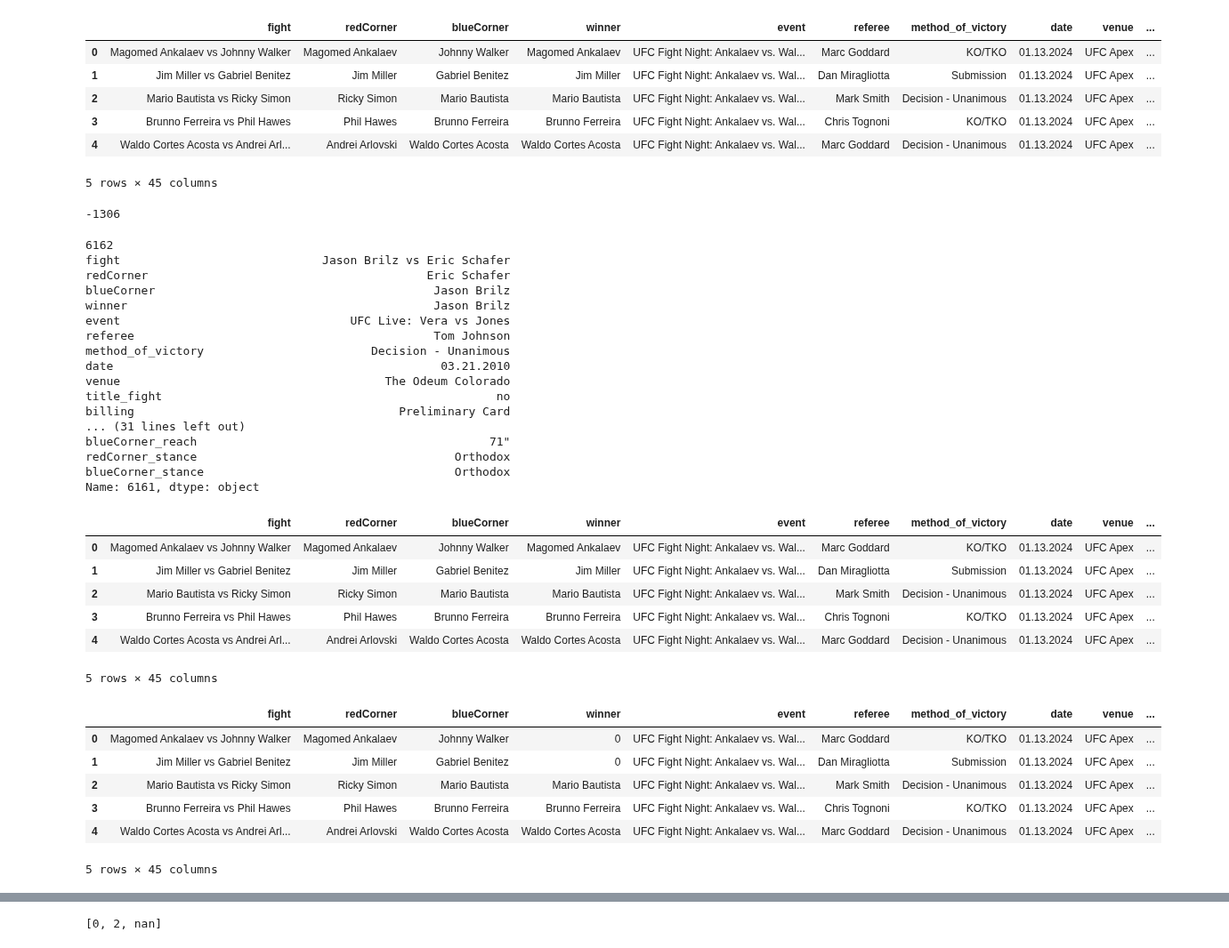
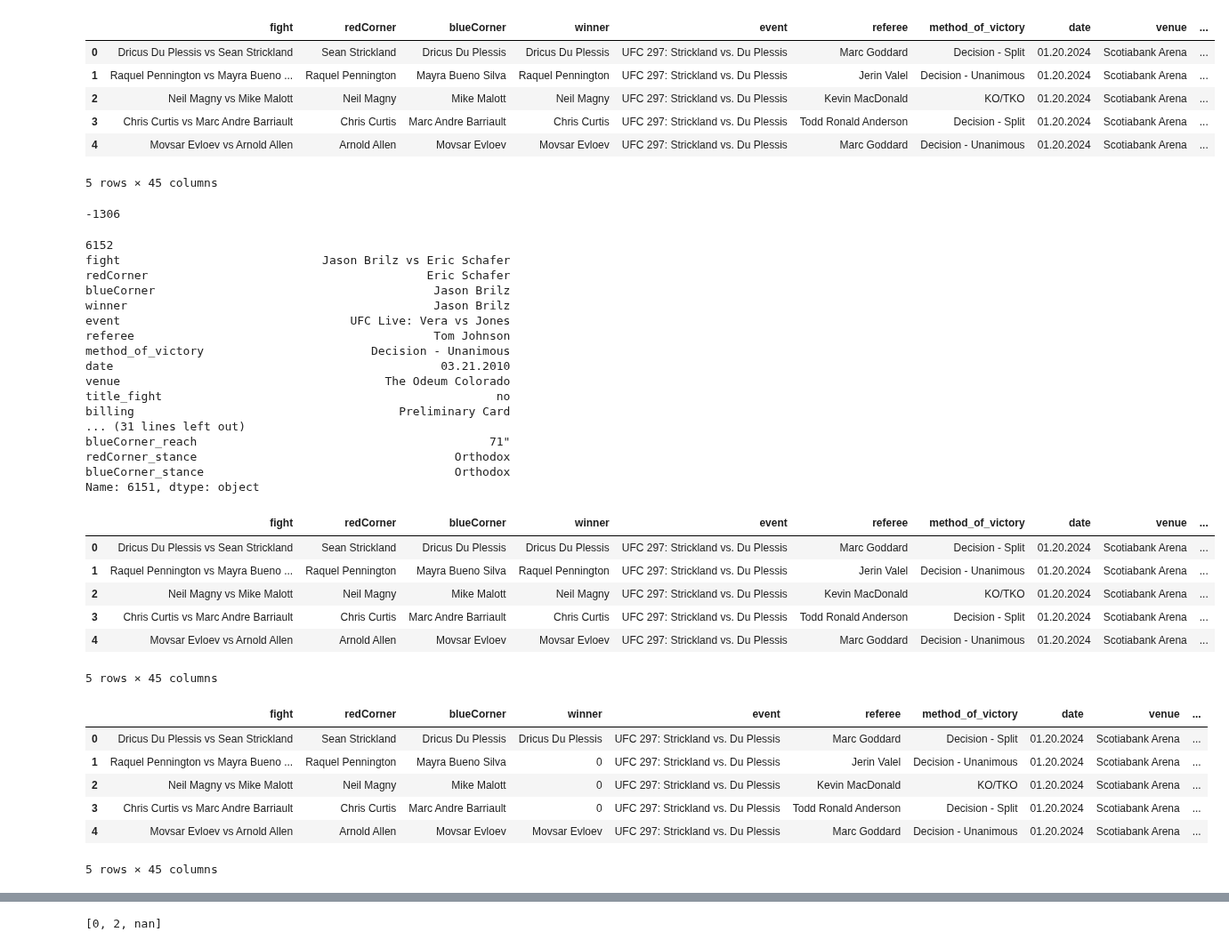
Before and after one commit to maxbraith/UFCModel, a Jupyter notebook: UFCModelGit/Model/trainDataWinner.ipynb, the cells around one changed output, grey strips where cells are left out. Shown at 89% size. Saved outputs shown, nothing was run; the diff lists cells and outputs as text; code cells hidden in the pictures.

```diff
--- a/UFCModelGit/Model/trainDataWinner.ipynb
+++ b/UFCModelGit/Model/trainDataWinner.ipynb
@@ -2,15 +2,15 @@
 import pandas as pd
 import numpy as np
 # %%
-df = pd.read_csv('databaseUpdate-01.20.2024.csv')
+df = pd.read_csv('databaseUpdate-01.24.2024.csv')
 df.head()
 # %% [output]
 |  | fight | redCorner | blueCorner | winner | event | referee | method_of_victory | date | venue | ... |
-| 0 | Magomed Ankalaev vs Johnny Walker | Magomed Ankalaev | Johnny Walker | Magomed Ankalaev | UFC Fight Night: Ankalaev vs. Wal... | Marc Goddard | KO/TKO | 01.13.2024 | UFC Apex | ... |
-| 1 | Jim Miller vs Gabriel Benitez | Jim Miller | Gabriel Benitez | Jim Miller | UFC Fight Night: Ankalaev vs. Wal... | Dan Miragliotta | Submission | 01.13.2024 | UFC Apex | ... |
-| 2 | Mario Bautista vs Ricky Simon | Ricky Simon | Mario Bautista | Mario Bautista | UFC Fight Night: Ankalaev vs. Wal... | Mark Smith | Decision - Unanimous | 01.13.2024 | UFC Apex | ... |
-| 3 | Brunno Ferreira vs Phil Hawes | Phil Hawes | Brunno Ferreira | Brunno Ferreira | UFC Fight Night: Ankalaev vs. Wal... | Chris Tognoni | KO/TKO | 01.13.2024 | UFC Apex | ... |
-| 4 | Waldo Cortes Acosta vs Andrei Arl... | Andrei Arlovski | Waldo Cortes Acosta | Waldo Cortes Acosta | UFC Fight Night: Ankalaev vs. Wal... | Marc Goddard | Decision - Unanimous | 01.13.2024 | UFC Apex | ... |
+| 0 | Dricus Du Plessis vs Sean Strickland | Sean Strickland | Dricus Du Plessis | Dricus Du Plessis | UFC 297: Strickland vs. Du Plessis | Marc Goddard | Decision - Split | 01.20.2024 | Scotiabank Arena | ... |
+| 1 | Raquel Pennington vs Mayra Bueno ... | Raquel Pennington | Mayra Bueno Silva | Raquel Pennington | UFC 297: Strickland vs. Du Plessis | Jerin Valel | Decision - Unanimous | 01.20.2024 | Scotiabank Arena | ... |
+| 2 | Neil Magny vs Mike Malott | Neil Magny | Mike Malott | Neil Magny | UFC 297: Strickland vs. Du Plessis | Kevin MacDonald | KO/TKO | 01.20.2024 | Scotiabank Arena | ... |
+| 3 | Chris Curtis vs Marc Andre Barriault | Chris Curtis | Marc Andre Barriault | Chris Curtis | UFC 297: Strickland vs. Du Plessis | Todd Ronald Anderson | Decision - Split | 01.20.2024 | Scotiabank Arena | ... |
+| 4 | Movsar Evloev vs Arnold Allen | Arnold Allen | Movsar Evloev | Movsar Evloev | UFC 297: Strickland vs. Du Plessis | Marc Goddard | Decision - Unanimous | 01.20.2024 | Scotiabank Arena | ... |
 5 rows × 45 columns
 # %%
 #In this df nans ar represented as '---' - replacing this with nan
@@ -40,7 +40,7 @@ print(lengthDF)
 
 print(df.iloc[-1])
 # %% [output]
-6162
+6152
 fight                             Jason Brilz vs Eric Schafer
 redCorner                                        Eric Schafer
 blueCorner                                        Jason Brilz
@@ -56,7 +56,7 @@ billing                                      Preliminary Card
 blueCorner_reach                                          71"
 redCorner_stance                                     Orthodox
 blueCorner_stance                                    Orthodox
-Name: 6161, dtype: object
+Name: 6151, dtype: object
 # %%
 #find special characters in winners, reCorner, blueCorner
 winners = (df['winner'].values)
@@ -91,11 +91,11 @@ for char in chars2rep:
 df.head()
 # %% [output]
 |  | fight | redCorner | blueCorner | winner | event | referee | method_of_victory | date | venue | ... |
-| 0 | Magomed Ankalaev vs Johnny Walker | Magomed Ankalaev | Johnny Walker | Magomed Ankalaev | UFC Fight Night: Ankalaev vs. Wal... | Marc Goddard | KO/TKO | 01.13.2024 | UFC Apex | ... |
-| 1 | Jim Miller vs Gabriel Benitez | Jim Miller | Gabriel Benitez | Jim Miller | UFC Fight Night: Ankalaev vs. Wal... | Dan Miragliotta | Submission | 01.13.2024 | UFC Apex | ... |
-| 2 | Mario Bautista vs Ricky Simon | Ricky Simon | Mario Bautista | Mario Bautista | UFC Fight Night: Ankalaev vs. Wal... | Mark Smith | Decision - Unanimous | 01.13.2024 | UFC Apex | ... |
-| 3 | Brunno Ferreira vs Phil Hawes | Phil Hawes | Brunno Ferreira | Brunno Ferreira | UFC Fight Night: Ankalaev vs. Wal... | Chris Tognoni | KO/TKO | 01.13.2024 | UFC Apex | ... |
-| 4 | Waldo Cortes Acosta vs Andrei Arl... | Andrei Arlovski | Waldo Cortes Acosta | Waldo Cortes Acosta | UFC Fight Night: Ankalaev vs. Wal... | Marc Goddard | Decision - Unanimous | 01.13.2024 | UFC Apex | ... |
+| 0 | Dricus Du Plessis vs Sean Strickland | Sean Strickland | Dricus Du Plessis | Dricus Du Plessis | UFC 297: Strickland vs. Du Plessis | Marc Goddard | Decision - Split | 01.20.2024 | Scotiabank Arena | ... |
+| 1 | Raquel Pennington vs Mayra Bueno ... | Raquel Pennington | Mayra Bueno Silva | Raquel Pennington | UFC 297: Strickland vs. Du Plessis | Jerin Valel | Decision - Unanimous | 01.20.2024 | Scotiabank Arena | ... |
+| 2 | Neil Magny vs Mike Malott | Neil Magny | Mike Malott | Neil Magny | UFC 297: Strickland vs. Du Plessis | Kevin MacDonald | KO/TKO | 01.20.2024 | Scotiabank Arena | ... |
+| 3 | Chris Curtis vs Marc Andre Barriault | Chris Curtis | Marc Andre Barriault | Chris Curtis | UFC 297: Strickland vs. Du Plessis | Todd Ronald Anderson | Decision - Split | 01.20.2024 | Scotiabank Arena | ... |
+| 4 | Movsar Evloev vs Arnold Allen | Arnold Allen | Movsar Evloev | Movsar Evloev | UFC 297: Strickland vs. Du Plessis | Marc Goddard | Decision - Unanimous | 01.20.2024 | Scotiabank Arena | ... |
 5 rows × 45 columns
 # %%
 #if redCorner won winner set to 0
@@ -106,11 +106,11 @@ for index, row in df.iterrows():
 df.head()
 # %% [output]
 |  | fight | redCorner | blueCorner | winner | event | referee | method_of_victory | date | venue | ... |
-| 0 | Magomed Ankalaev vs Johnny Walker | Magomed Ankalaev | Johnny Walker | 0 | UFC Fight Night: Ankalaev vs. Wal... | Marc Goddard | KO/TKO | 01.13.2024 | UFC Apex | ... |
-| 1 | Jim Miller vs Gabriel Benitez | Jim Miller | Gabriel Benitez | 0 | UFC Fight Night: Ankalaev vs. Wal... | Dan Miragliotta | Submission | 01.13.2024 | UFC Apex | ... |
-| 2 | Mario Bautista vs Ricky Simon | Ricky Simon | Mario Bautista | Mario Bautista | UFC Fight Night: Ankalaev vs. Wal... | Mark Smith | Decision - Unanimous | 01.13.2024 | UFC Apex | ... |
-| 3 | Brunno Ferreira vs Phil Hawes | Phil Hawes | Brunno Ferreira | Brunno Ferreira | UFC Fight Night: Ankalaev vs. Wal... | Chris Tognoni | KO/TKO | 01.13.2024 | UFC Apex | ... |
-| 4 | Waldo Cortes Acosta vs Andrei Arl... | Andrei Arlovski | Waldo Cortes Acosta | Waldo Cortes Acosta | UFC Fight Night: Ankalaev vs. Wal... | Marc Goddard | Decision - Unanimous | 01.13.2024 | UFC Apex | ... |
+| 0 | Dricus Du Plessis vs Sean Strickland | Sean Strickland | Dricus Du Plessis | Dricus Du Plessis | UFC 297: Strickland vs. Du Plessis | Marc Goddard | Decision - Split | 01.20.2024 | Scotiabank Arena | ... |
+| 1 | Raquel Pennington vs Mayra Bueno ... | Raquel Pennington | Mayra Bueno Silva | 0 | UFC 297: Strickland vs. Du Plessis | Jerin Valel | Decision - Unanimous | 01.20.2024 | Scotiabank Arena | ... |
+| 2 | Neil Magny vs Mike Malott | Neil Magny | Mike Malott | 0 | UFC 297: Strickland vs. Du Plessis | Kevin MacDonald | KO/TKO | 01.20.2024 | Scotiabank Arena | ... |
+| 3 | Chris Curtis vs Marc Andre Barriault | Chris Curtis | Marc Andre Barriault | 0 | UFC 297: Strickland vs. Du Plessis | Todd Ronald Anderson | Decision - Split | 01.20.2024 | Scotiabank Arena | ... |
+| 4 | Movsar Evloev vs Arnold Allen | Arnold Allen | Movsar Evloev | Movsar Evloev | UFC 297: Strickland vs. Du Plessis | Marc Goddard | Decision - Unanimous | 01.20.2024 | Scotiabank Arena | ... |
 5 rows × 45 columns
 # %%
 #set all winners from fights won by blue corner to 2
```
Also changed, not shown: parts of 37 cells of this notebook, 10 other files.
